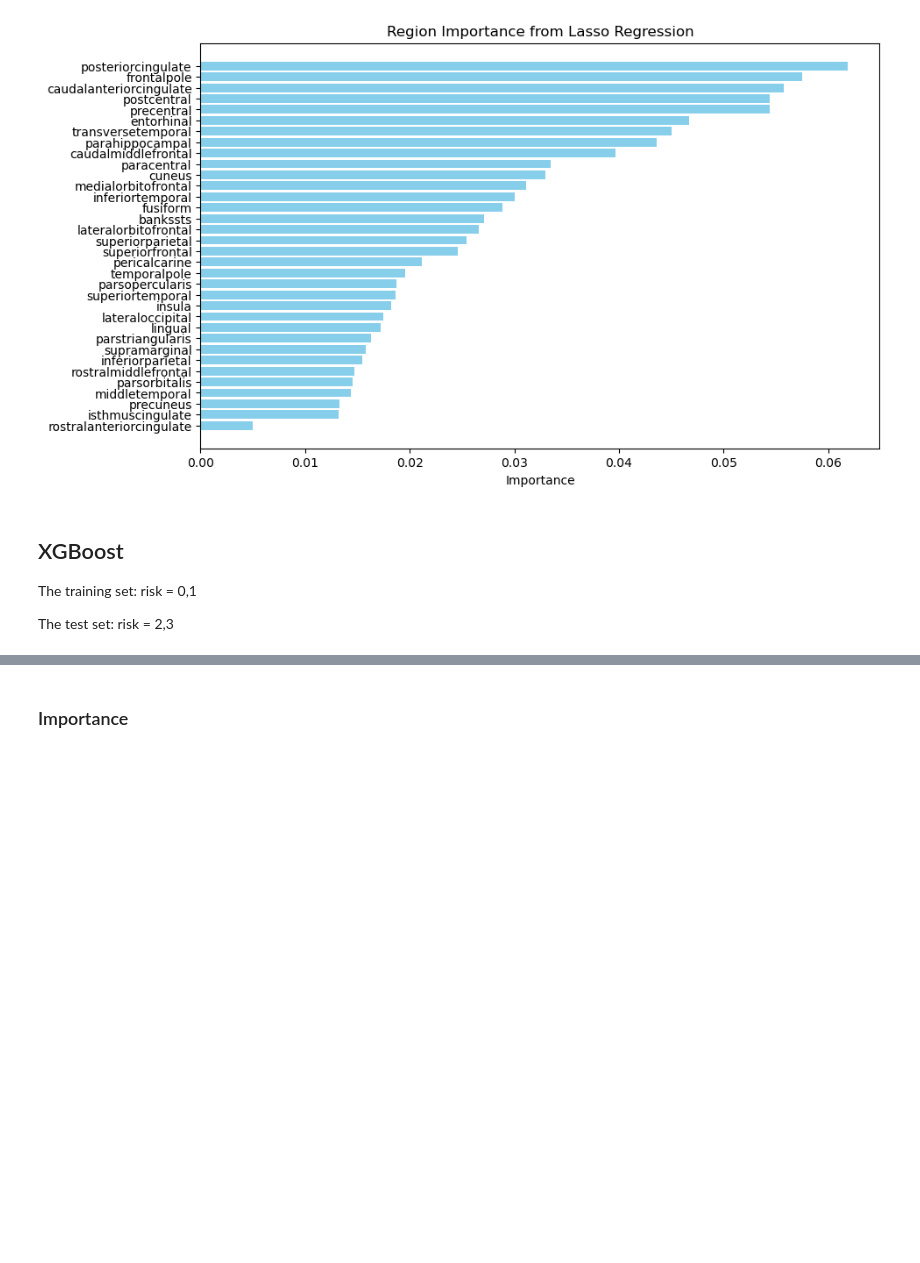
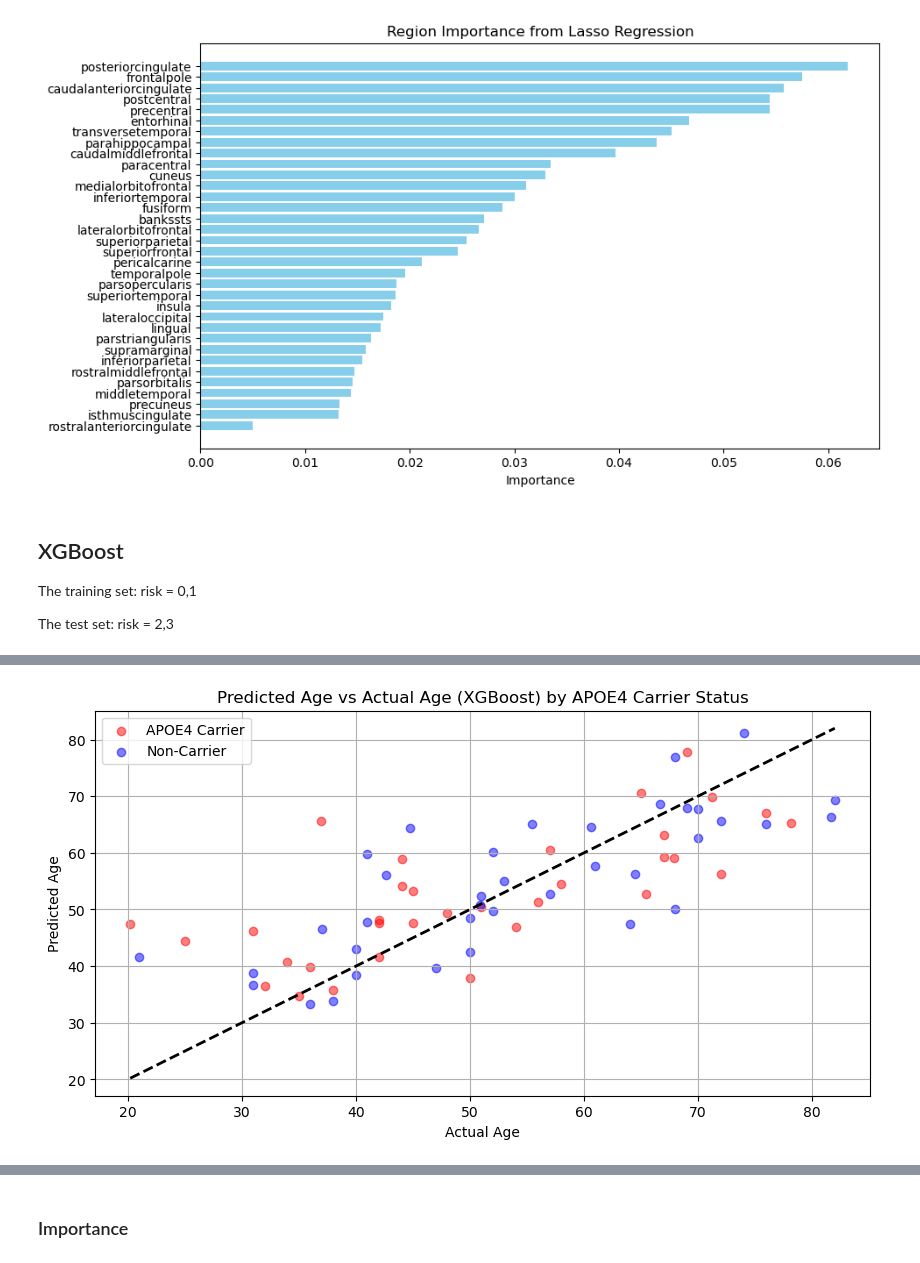
Before and after one commit to wowgudabudaa/Age_prediction_using_columns_analysis, a Jupyter notebook: age_prediction_on_columns_analyses/AD-DECODE_fa.ipynb, the cells around one changed output, grey strips where cells are left out. Saved outputs shown, nothing was run; the diff lists cells and outputs as text; code cells hidden in the pictures; blank space fills up the shorter version.

```diff
--- a/age_prediction_on_columns_analyses/AD-DECODE_fa.ipynb
+++ b/age_prediction_on_columns_analyses/AD-DECODE_fa.ipynb
@@ -840,0 +943,19 @@ XGBoost Training R-squared (R2): 1.00
+# %%
+# Plot the predicted age vs actual age for APOE4 carriage
+# The 'genotype' column in df contains the APOE4 carriage information: 'APOE34', 'APOE33', 'APOE23' etc.
+# We will create a new column 'APOE4_carrier' to indicate whether the subject is an APOE4 carrier or not
+
+df['APOE4_carrier'] = df['genotype'].apply(lambda x: 1 if '4' in x else 0)
+# Plot the predicted age vs actual age for APOE4 carriers and non-carriers
+plt.figure(figsize=(10, 5))
+plt.scatter(final_y['age'][df['APOE4_carrier'] == 1], final_y['test'][df['APOE4_carrier'] == 1], c='red', label='APOE4 Carrier', alpha=0.5)
+plt.scatter(final_y['age'][df['APOE4_carrier'] == 0], final_y['test'][df['APOE4_carrier'] == 0], c='blue', label='Non-Carrier', alpha=0.5)
+plt.plot([min(final_y['age']), max(final_y['age'])], [min(final_y['age']), max(final_y['age'])], 'k--', lw=2)
+plt.xlabel('Actual Age')
+plt.ylabel('Predicted Age')
+plt.title('Predicted Age vs Actual Age (XGBoost) by APOE4 Carrier Status')
+plt.legend()
+plt.grid()
+plt.show()
+# %% [output]
+[figure, added]
```
Also changed, not shown: parts of 14 cells of this notebook.
